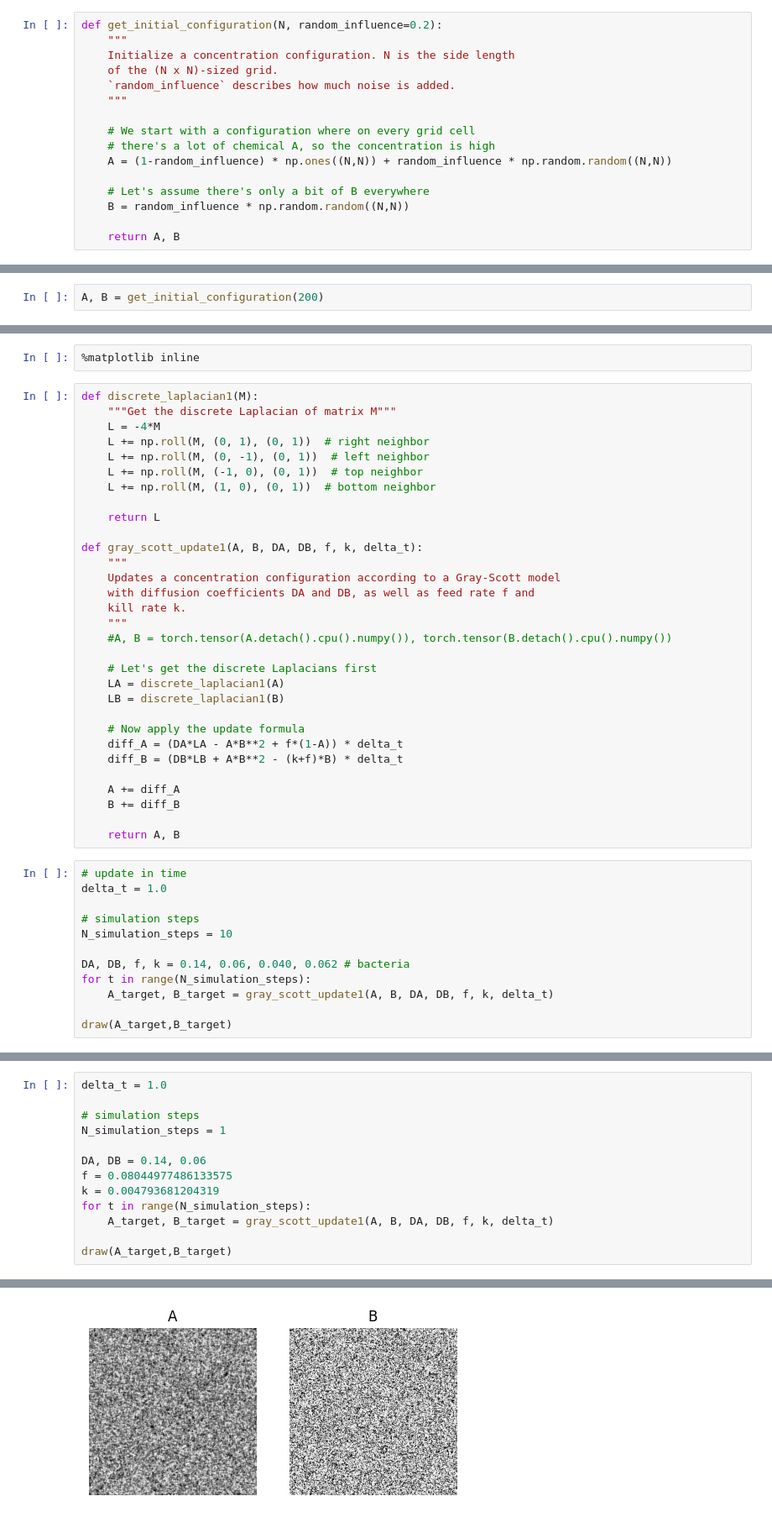
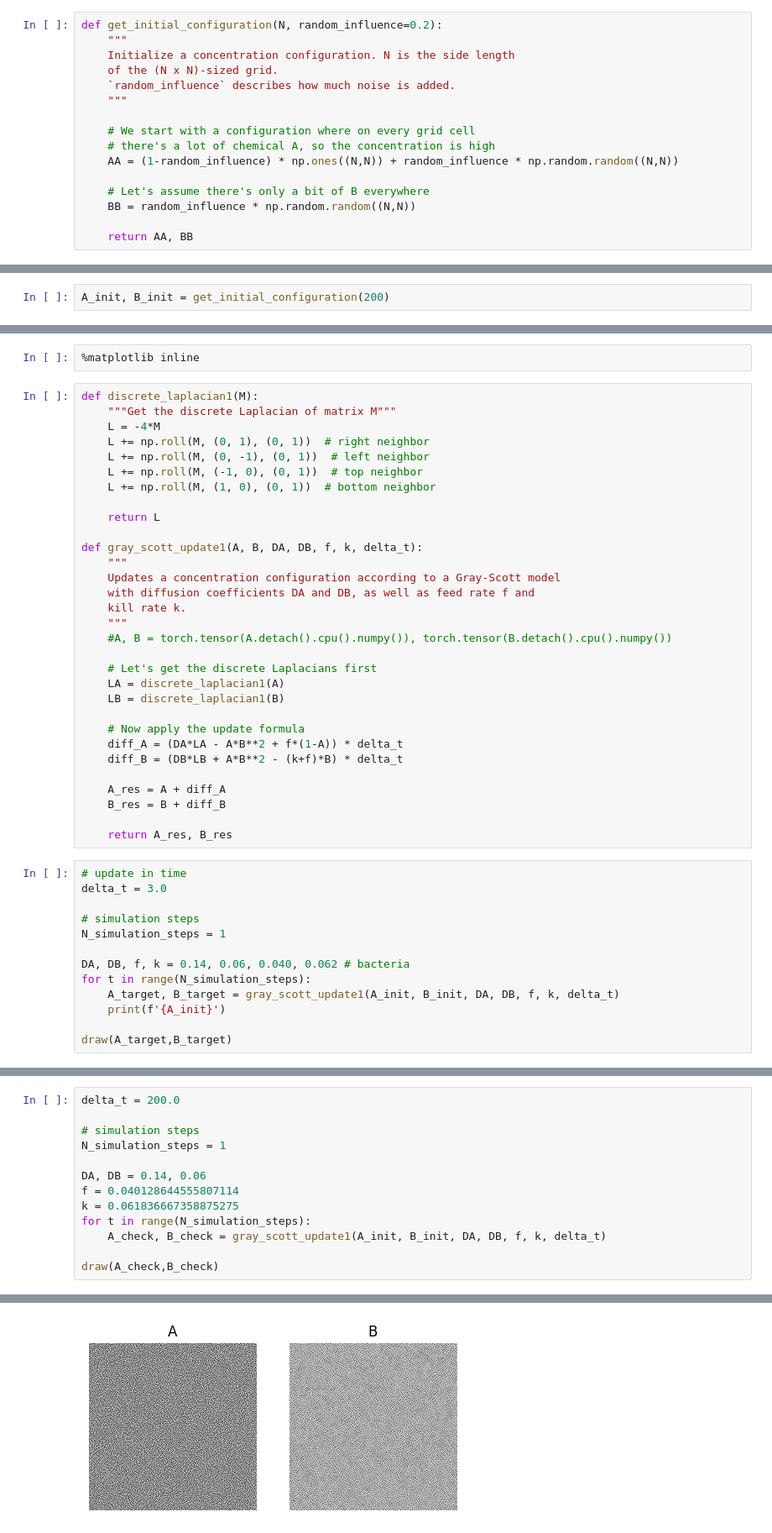
Before and after one commit to nebuus/fun, a Jupyter notebook: Simple_NN_for_Gaussian_fit.ipynb, the cells around one changed output, grey strips where cells are left out. Shown at 84% size. Saved outputs shown, nothing was run; the diff lists cells and outputs as text.

```diff
--- a/Simple_NN_for_Gaussian_fit.ipynb
+++ b/Simple_NN_for_Gaussian_fit.ipynb
@@ -21,12 +21,12 @@ def get_initial_configuration(N, random_influence=0.2):
 
     # We start with a configuration where on every grid cell
     # there's a lot of chemical A, so the concentration is high
-    A = (1-random_influence) * np.ones((N,N)) + random_influence * np.random.random((N,N))
+    AA = (1-random_influence) * np.ones((N,N)) + random_influence * np.random.random((N,N))
 
     # Let's assume there's only a bit of B everywhere
-    B = random_influence * np.random.random((N,N))
+    BB = random_influence * np.random.random((N,N))
 
-    return A, B
+    return AA, BB
 # %%
 def draw(A,B):
     """draw the concentrations"""
@@ -42,4 +42,4 @@ def draw(A,B):
 
     plt.show()
 # %%
-A, B = get_initial_configuration(200)
+A_init, B_init = get_initial_configuration(200)
@@ -72,20 +88,21 @@ def gray_scott_update1(A, B, DA, DB, f, k, delta_t):
     diff_A = (DA*LA - A*B**2 + f*(1-A)) * delta_t
     diff_B = (DB*LB + A*B**2 - (k+f)*B) * delta_t
 
-    A += diff_A
-    B += diff_B
+    A_res = A + diff_A
+    B_res = B + diff_B
 
-    return A, B
+    return A_res, B_res
 # %%
 # update in time
-delta_t = 1.0
+delta_t = 3.0
 
 # simulation steps
-N_simulation_steps = 10
+N_simulation_steps = 1
 
 DA, DB, f, k = 0.14, 0.06, 0.040, 0.062 # bacteria
 for t in range(N_simulation_steps):
-    A_target, B_target = gray_scott_update1(A, B, DA, DB, f, k, delta_t)
+    A_target, B_target = gray_scott_update1(A_init, B_init, DA, DB, f, k, delta_t)
+    print(f'{A_init}')
 
 draw(A_target,B_target)
 # %% [output]
@@ -203,16 +225,16 @@ tensor(0.0804, grad_fn=<ClampBackward1>)
 # %%
-delta_t = 1.0
+delta_t = 200.0
 
 # simulation steps
 N_simulation_steps = 1
 
 DA, DB = 0.14, 0.06
-f = 0.08044977486133575
-k = 0.004793681204319
+f = 0.040128644555807114
+k = 0.061836667358875275
 for t in range(N_simulation_steps):
-    A_target, B_target = gray_scott_update1(A, B, DA, DB, f, k, delta_t)
+    A_check, B_check = gray_scott_update1(A_init, B_init, DA, DB, f, k, delta_t)
 
-draw(A_target,B_target)
+draw(A_check,B_check)
 # %% [output]
 <Figure size 640x480 with 0 Axes>
-[figure, old version]
+[figure, new version]
```
Also changed, not shown: parts of 10 cells of this notebook.
